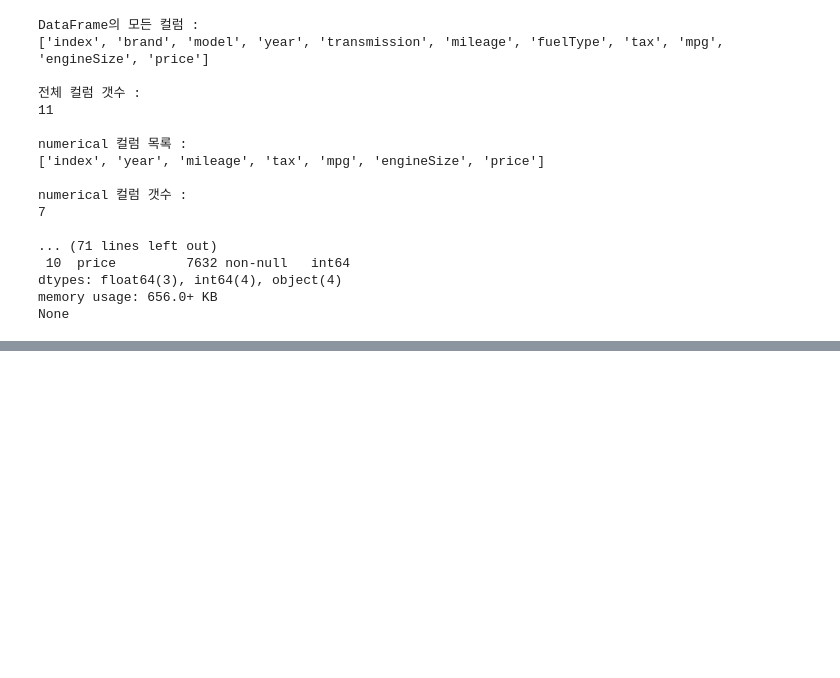
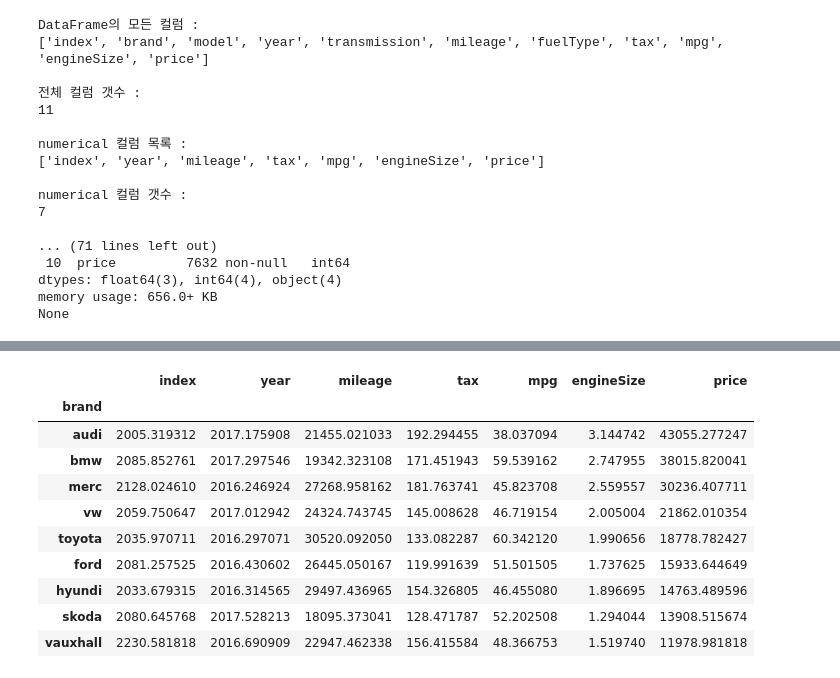
Before and after one commit to grandff/sample-keras, a Jupyter notebook: Car Price Predict for tensorflow js.ipynb, the cells around one changed output, grey strips where cells are left out. Cells and saved outputs as stored; diff of their text form; code cells hidden in the pictures; blank space fills up the shorter version.

```diff
--- a/Car Price Predict for tensorflow js.ipynb
+++ b/Car Price Predict for tensorflow js.ipynb
@@ -145,0 +161,15 @@ None
+# %%
+# brand로 그룹지어서 평균 확인
+df.groupby(by=['brand']).mean().sort_values(['price'], ascending = False)
+# %% [output]
+|  | index | year | mileage | tax | mpg | engineSize | price |
+| brand |  |  |  |  |  |  |  |
+| audi | 2005.319312 | 2017.175908 | 21455.021033 | 192.294455 | 38.037094 | 3.144742 | 43055.277247 |
+| bmw | 2085.852761 | 2017.297546 | 19342.323108 | 171.451943 | 59.539162 | 2.747955 | 38015.820041 |
+| merc | 2128.024610 | 2016.246924 | 27268.958162 | 181.763741 | 45.823708 | 2.559557 | 30236.407711 |
+| vw | 2059.750647 | 2017.012942 | 24324.743745 | 145.008628 | 46.719154 | 2.005004 | 21862.010354 |
+| toyota | 2035.970711 | 2016.297071 | 30520.092050 | 133.082287 | 60.342120 | 1.990656 | 18778.782427 |
+| ford | 2081.257525 | 2016.430602 | 26445.050167 | 119.991639 | 51.501505 | 1.737625 | 15933.644649 |
+| hyundi | 2033.679315 | 2016.314565 | 29497.436965 | 154.326805 | 46.455080 | 1.896695 | 14763.489596 |
+| skoda | 2080.645768 | 2017.528213 | 18095.373041 | 128.471787 | 52.202508 | 1.294044 | 13908.515674 |
+| vauxhall | 2230.581818 | 2016.690909 | 22947.462338 | 156.415584 | 48.366753 | 1.519740 | 11978.981818 |
```
Also changed, not shown: parts of 4 cells of this notebook, 1 other file.
